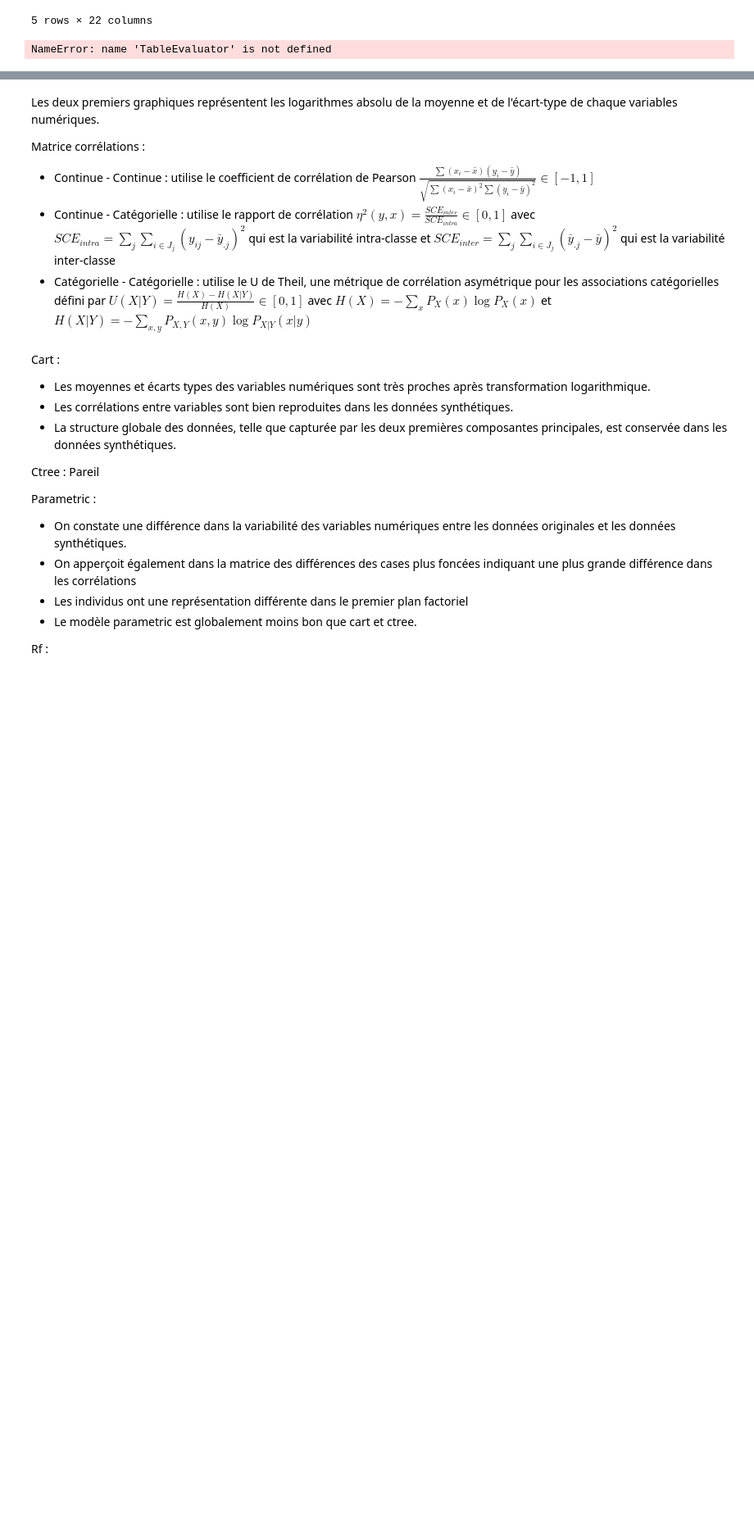
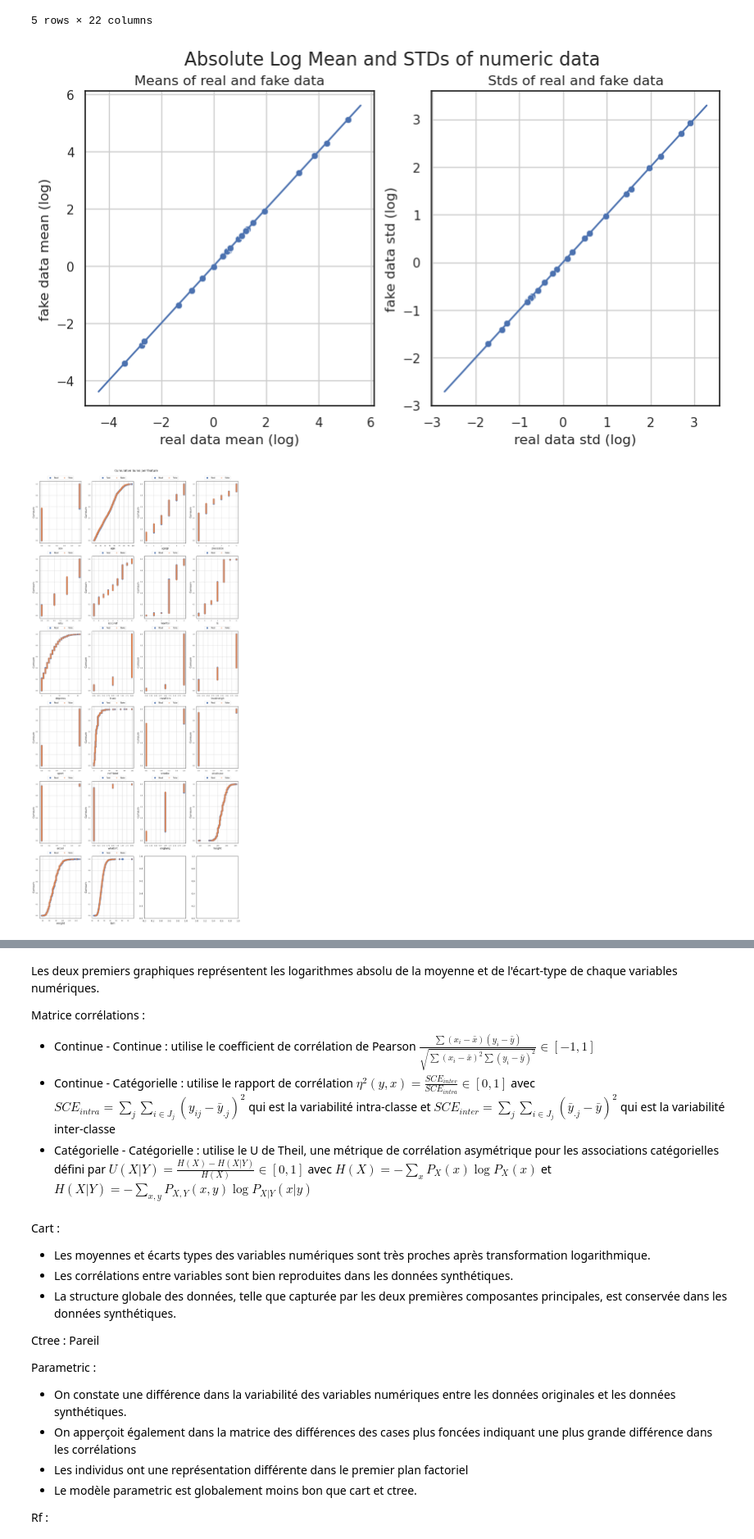
Before and after one commit to InseeFrLab/synthetic-data-sdc, a Jupyter notebook: TableEvaluator/Table_evaluator.ipynb, the cells around one changed output, grey strips where cells are left out. Shown at 82% size. Saved outputs shown, nothing was run; the diff lists cells and outputs as text; code cells hidden in the pictures; blank space fills up the shorter version.

```diff
--- a/TableEvaluator/Table_evaluator.ipynb
+++ b/TableEvaluator/Table_evaluator.ipynb
@@ -121,20 +121,13 @@ ctgan.head()
 | 3.0 | MALE | 35 | 16-24 | RURAL AREAS | SECONDARY | UNEMPLOYED | MARRIED | PLEASED | 4 | ONE CAN`T BE TOO CAREFUL | ... | ... |
 5 rows × 22 columns
 # %%
-evaluator_cart = TableEvaluator(original, cart, cat_cols = fac)
-evaluator_ctree = TableEvaluator(original, ctree, cat_cols = fac)
-evaluator_parametric = TableEvaluator(original, parametric, cat_cols = fac)
-evaluator_rf = TableEvaluator(original, rf, cat_cols = fac)
-evaluator_bag = TableEvaluator(original, bag, cat_cols = fac)
-evaluator_sample = TableEvaluator(original, sample, cat_cols = fac)
-evaluator_ctgan = TableEvaluator(original, ctgan, cat_cols = fac)
-
 evaluator_cart.visual_evaluation()
 #evaluator_ctree.visual_evaluation()
 #evaluator_parametric.visual_evaluation()
 #evaluator_rf.visual_evaluation()
 #evaluator_bag.visual_evaluation()
 #evaluator_sample.visual_evaluation()
 #evaluator_ctgan.visual_evaluation()
 # %% [output]
-NameError: name 'TableEvaluator' is not defined
+[figure, added]
+[figure, added]
```
Also changed, not shown: parts of 1 cell of this notebook.
